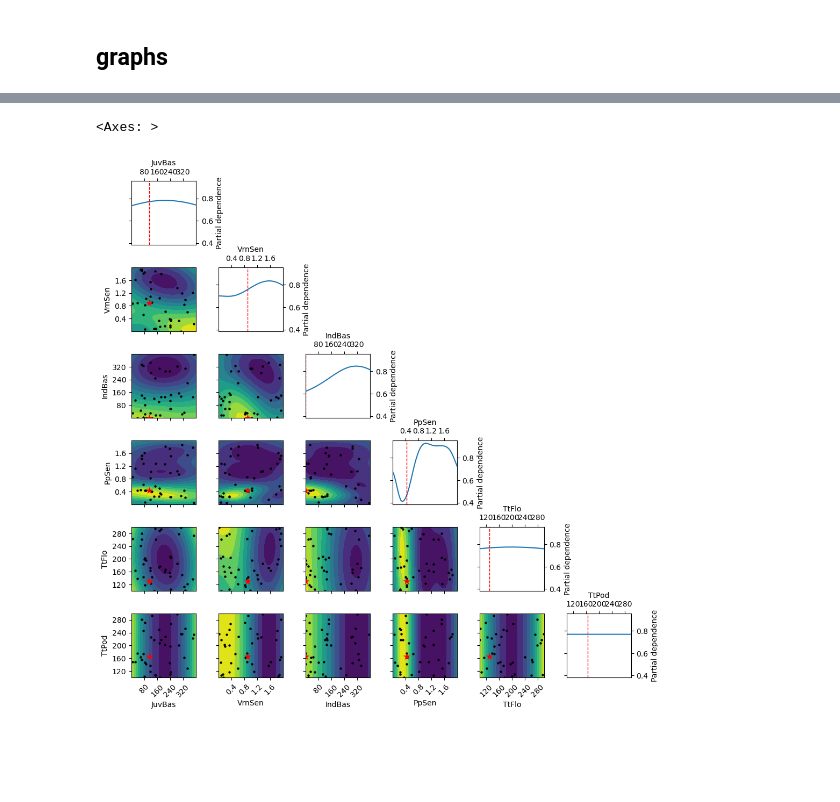
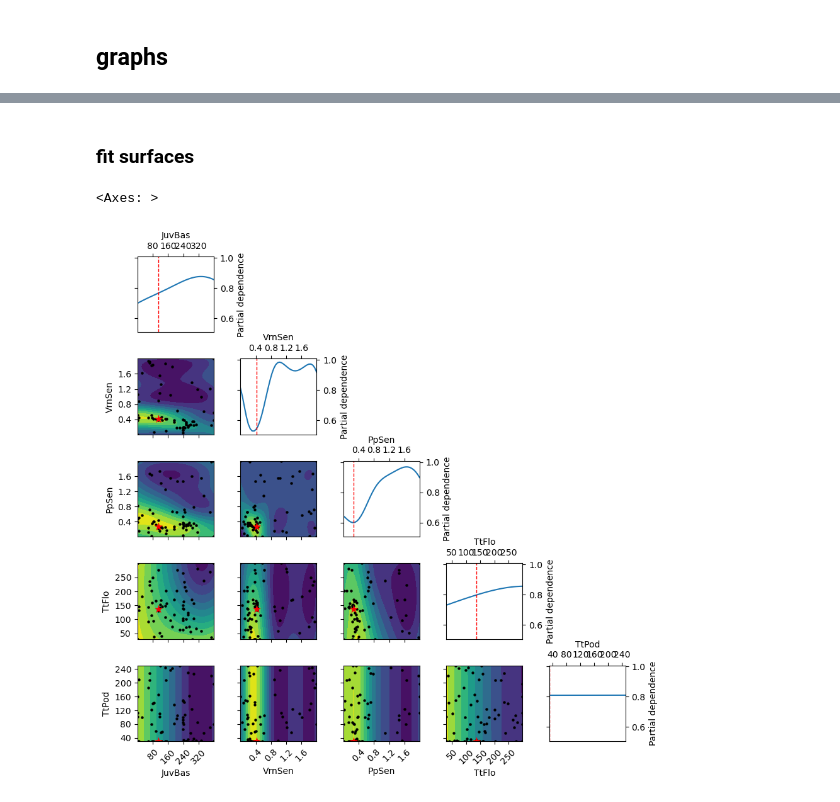
Before and after one commit to HamishBrownPFR/APSIMTools, a Jupyter notebook: Lentil analysis/OptLentil.ipynb, the cells around one changed output, grey strips where cells are left out. Saved outputs shown, nothing was run; the diff lists cells and outputs as text; code cells hidden in the pictures; blank space fills up the shorter version.

```diff
--- a/Lentil analysis/OptLentil.ipynb
+++ b/Lentil analysis/OptLentil.ipynb
@@ -45,13 +45,11 @@ def calcLoss(fitting_variables, obs_pred):
             print(f"⚠️ Skipping variable '{var}' (missing columns)")
             continue
 
-
         df = obs_pred[[obs_col, pred_col]].dropna()
 
         if df.empty:
-            raise RuntimeError(
-                f"No valid data for variable '{var}' after dropping NaNs"
-            )
+            print(f"No valid data for variable '{var}' after dropping NaNs")
+            continue
 
         # Ensure numeric
         df[obs_col] = pd.to_numeric(df[obs_col], errors="coerce")
@@ -974,13 +1003,13 @@ param_config = [
         "step": 0.01,
         "initial": 0.8966
     },
-    {
-        "name": "[Phenology].InductiveBase.FixedValue",
-        "short_name": "IndBas",
-        "bounds": (0.0, 400.0),
-        "step": 5,
-        "initial": 0
-    },
+    # {
+    #     "name": "[Phenology].InductiveBase.FixedValue",
+    #     "short_name": "IndBas",
+    #     "bounds": (0.0, 400.0),
+    #     "step": 5,
+    #     "initial": 0
+    # },
     {
         "name": "[Phenology].InductivePpSensitivity.FixedValue",
         "short_name": "PpSen",
@@ -991,21 +1020,21 @@ param_config = [
     {
         "name": "[Phenology].TtFlowerDevelopment.FixedValue",
         "short_name": "TtFlo",
-        "bounds": (100.0, 300.0),
+        "bounds": (30.0, 300.0),
         "step": 5,
         "initial": 130
     },
     {
         "name": "[Phenology].TtPodDevelopment.FixedValue",
         "short_name": "TtPod",
-        "bounds": (100, 300),
+        "bounds": (30, 250),
         "step": 5,
         "initial": 165
     }
 ]
 
 fits = pd.DataFrame(columns = ["best_x", "best_y", "STORE", "opt"])
-for c in ['Bolt']:
+for c in CULTIVAR_FILE_DICT.keys():
     fits.loc[c,["best_x", "best_y", "STORE", "opt"]] = fit_cultivar(
                                                                         CultivarToFit = c,
                                                                         ObsPredTableName = "HarvestObsPred",
@@ -1075,16 +1266,18 @@ Best iteration: 49, NSE = 0.744
+# %% [markdown]
+### fit surfaces
 # %%
 from skopt.plots import plot_objective
 from skopt.utils import create_result
-opt = fits.loc["Bolt","opt"]
+opt = fits.loc["Precoz","opt"]
 res = create_result(
     Xi=opt.Xi,
     yi=np.array(opt.yi),
     space=opt.space,
     specs=None,
     models=opt.models
 )
 
 plot_objective(res)
 # %% [output]
 <Axes: >
-[figure, old version]
+[figure, new version]
```
Also changed, not shown: parts of 22 cells of this notebook, 1 other file.
